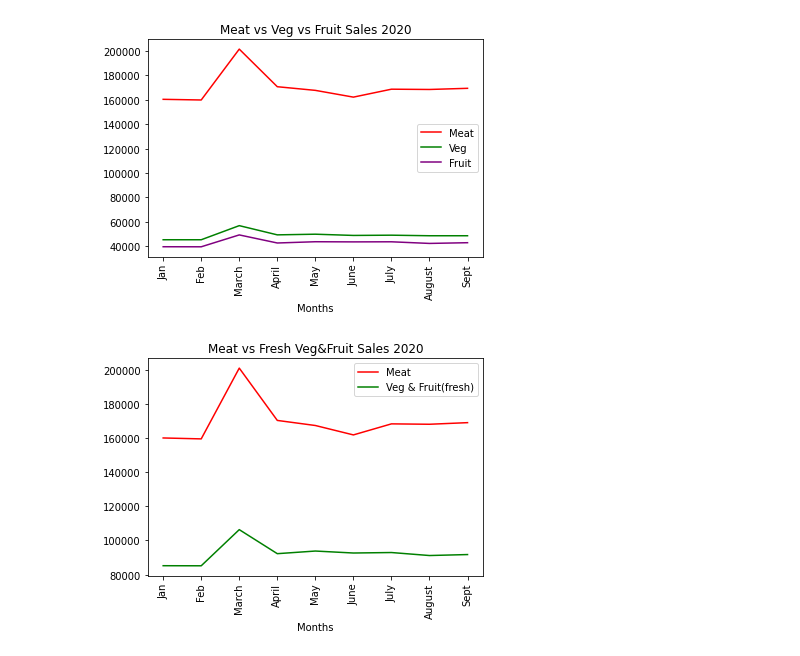
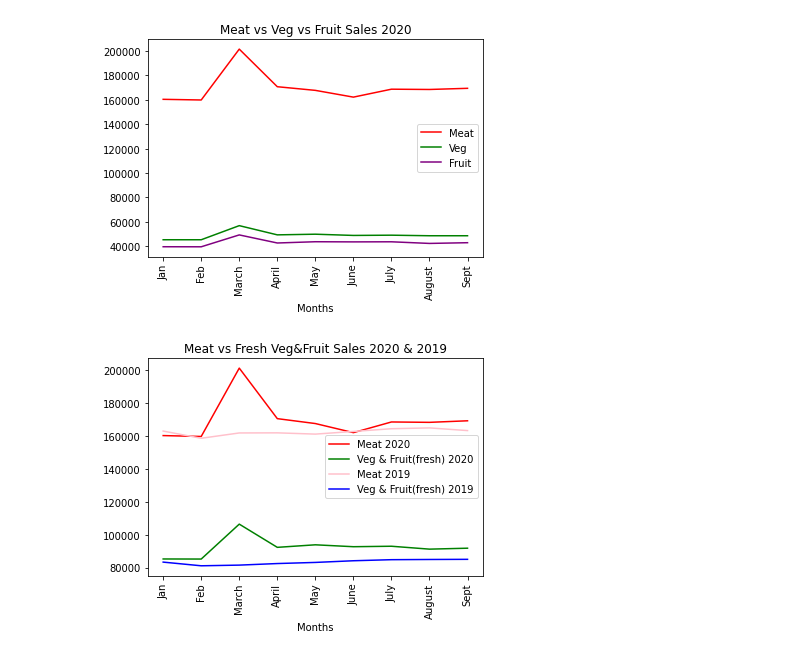
Before and after one commit to staceywai/bootcamp-project, a Jupyter notebook: meatVSveg_LG.ipynb, the cells around one changed output. Cells and saved outputs as stored; diff of their text form; code cells hidden in the pictures.

Commit message:
Added 2019 to final graph for comparison

```diff
--- a/meatVSveg_LG.ipynb
+++ b/meatVSveg_LG.ipynb
@@ -30,9 +30,7 @@ graph_df = food_df.drop(columns=["Line",'2015M01', '2015M02', '2015M03',
        '2017M04', '2017M05', '2017M06', '2017M07', '2017M08', '2017M09',
        '2017M10', '2017M11', '2017M12', '2018M01', '2018M02', '2018M03',
        '2018M04', '2018M05', '2018M06', '2018M07', '2018M08', '2018M09',
-       '2018M10', '2018M11', '2018M12', '2019M01', '2019M02', '2019M03',
-       '2019M04', '2019M05', '2019M06', '2019M07', '2019M08', '2019M09',
-       '2019M10', '2019M11', '2019M12' ])
+       '2018M10', '2018M11', '2018M12'])
 graph_df = graph_df.set_index("Consumption Category ")
 graph_df
 # %% [output]
@@ -71,16 +70,21 @@ plt.show()
 # %% [output]
 [figure]
 # %%
-meats, = plt.plot(months, graph_df.loc['          Meats and poultry',["2020M01","2020M02","2020M03","2020M04","2020M05","2020M06","2020M07","2020M08","2020M09"]],
-                        color="red", label="Meat")
-vegfruit, = plt.plot(months, graph_df.loc['          Fresh fruits and vegetables',["2020M01","2020M02","2020M03","2020M04","2020M05","2020M06","2020M07","2020M08","2020M09"]],
-                        color="green", label="Veg & Fruit(fresh)")
+meats20, = plt.plot(months, graph_df.loc['          Meats and poultry',["2020M01","2020M02","2020M03","2020M04","2020M05","2020M06","2020M07","2020M08","2020M09"]],
+                        color="red", label="Meat 2020")
+vegfruit20, = plt.plot(months, graph_df.loc['          Fresh fruits and vegetables',["2020M01","2020M02","2020M03","2020M04","2020M05","2020M06","2020M07","2020M08","2020M09"]],
+                        color="green", label="Veg & Fruit(fresh) 2020")
+
+meats19, = plt.plot(months, graph_df.loc['          Meats and poultry',["2019M01","2019M02","2019M03","2019M04","2019M05","2019M06","2019M07","2019M08","2019M09"]],
+                        color="pink", label="Meat 2019")
+vegfruit19, = plt.plot(months, graph_df.loc['          Fresh fruits and vegetables',["2019M01","2019M02","2019M03","2019M04","2019M05","2019M06","2019M07","2019M08","2019M09"]],
+                        color="blue", label="Veg & Fruit(fresh) 2019")
 
 # Create a legend for our chart
-plt.legend(handles=[meats, vegfruit], loc="best")
-plt.title("Meat vs Fresh Veg&Fruit Sales 2020")
+plt.legend(handles=[meats20, vegfruit20,meats19, vegfruit19], loc="best")
+plt.title("Meat vs Fresh Veg&Fruit Sales 2020 & 2019")
 plt.xlabel("Months")
 plt.xticks(rotation="vertical")
 plt.show()
 # %% [output]
-[figure, old version]
+[figure, new version]
```
Also changed, not shown: parts of 1 cell of this notebook.
